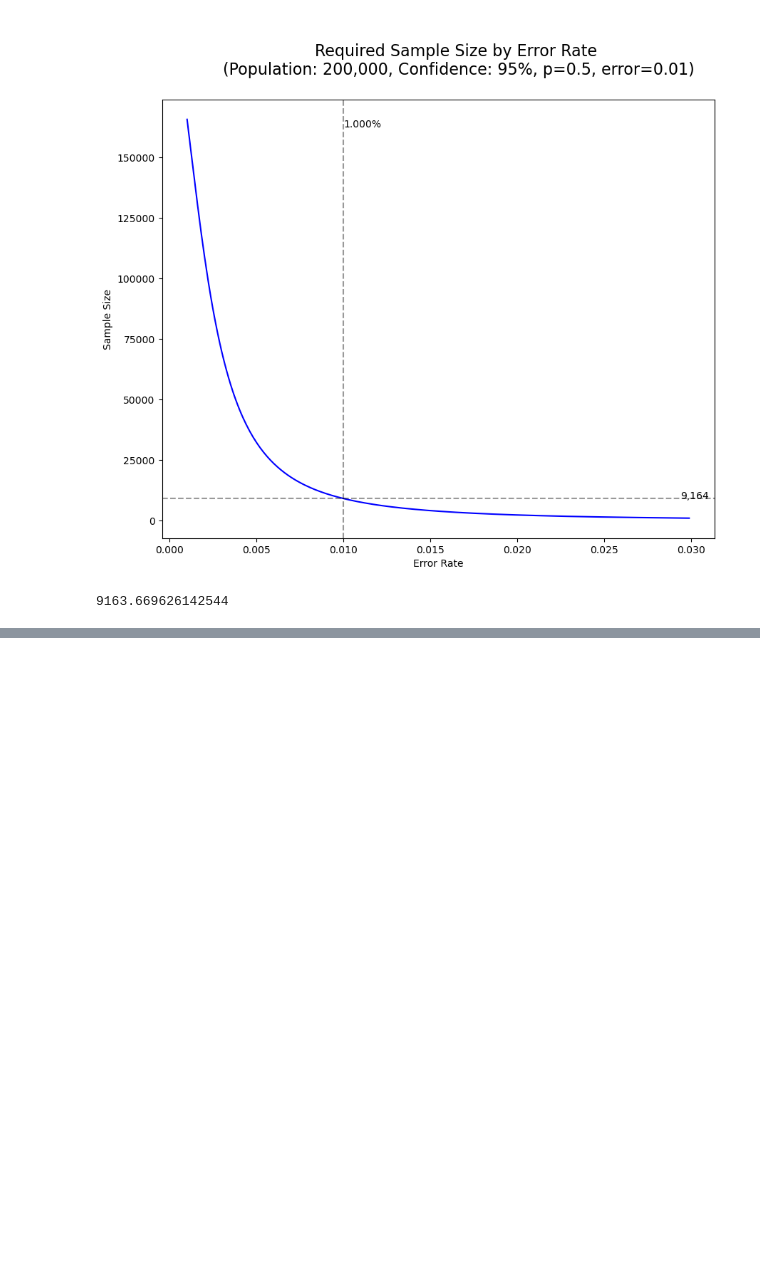
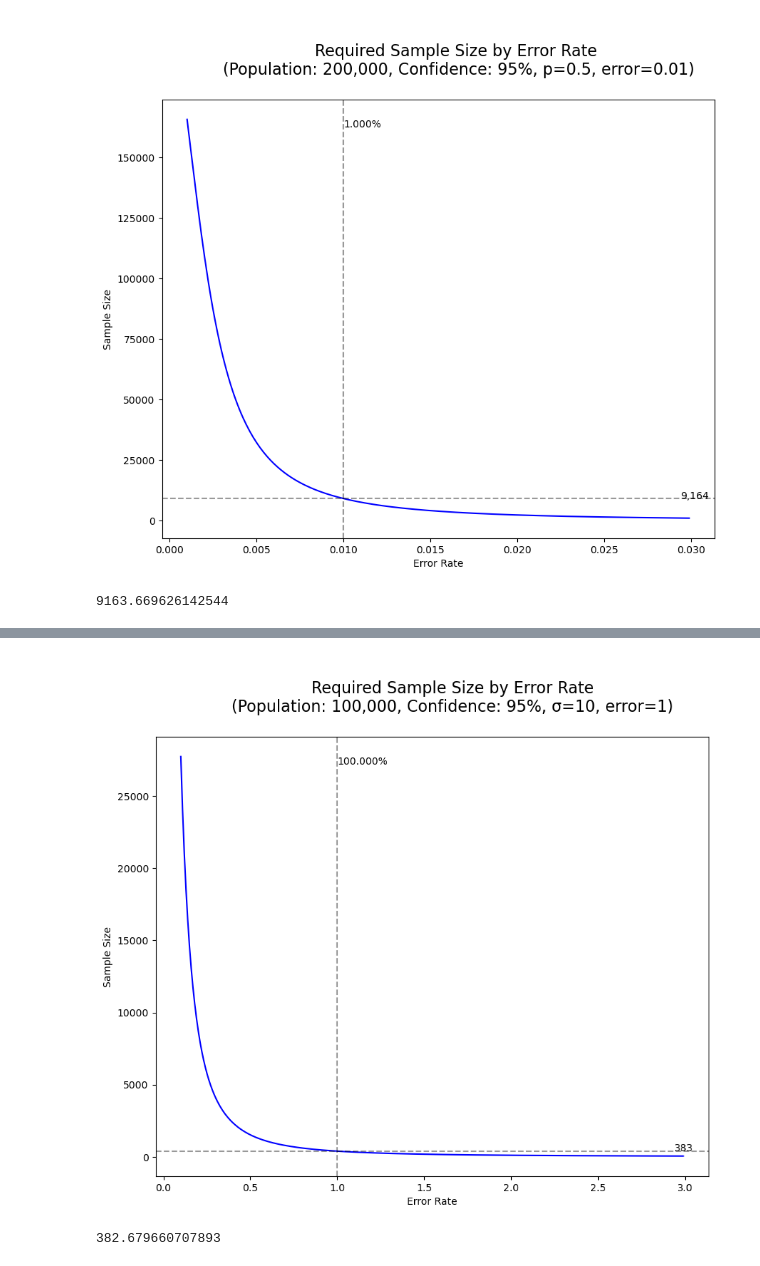
Before and after one commit to Sty1ish/DataAnalyticsTools, a Jupyter notebook: examples/SampleSize-Example.ipynb, the cells around one changed output, grey strips where cells are left out. Cells and saved outputs as stored; diff of their text form; code cells hidden in the pictures; blank space fills up the shorter version.

```diff
--- a/examples/SampleSize-Example.ipynb
+++ b/examples/SampleSize-Example.ipynb
@@ -42,0 +49,6 @@ sample_size_proportion(
+# %%
+sample_size_mean(
+    sigma=10, error=1, confidence_level=0.95, population_size=100000)
+# %% [output]
+[figure, added]
+382.679660707893
```
Also changed, not shown: parts of 2 cells of this notebook.
